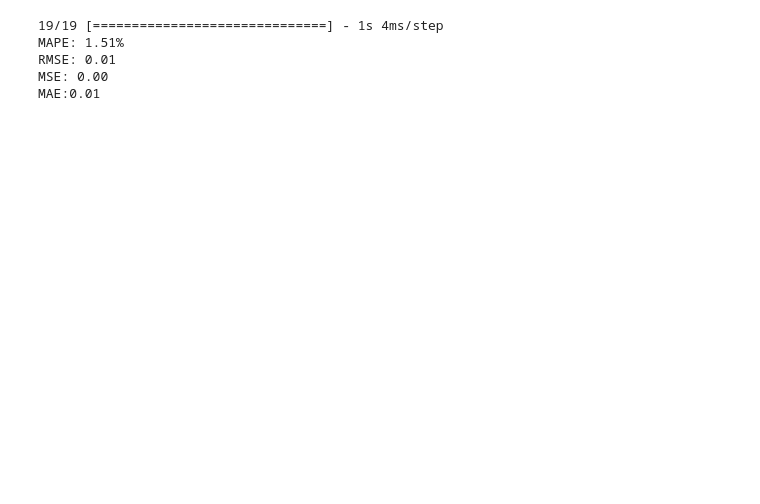
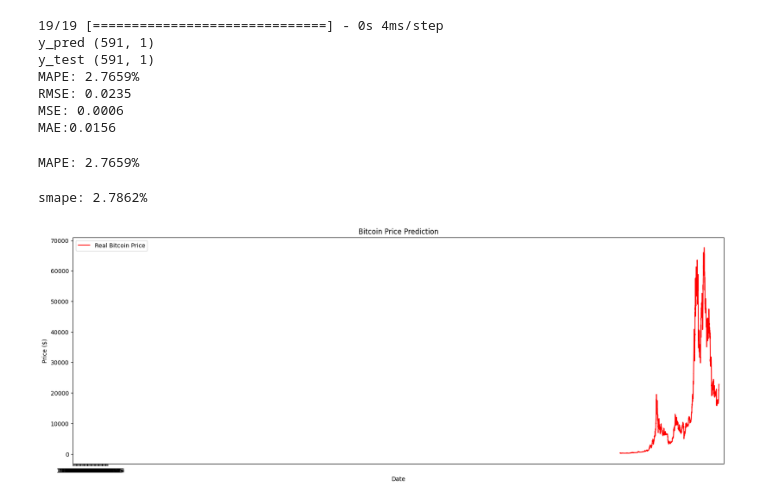
Before and after one commit to amjed87/doc, a Jupyter notebook: chat-GPT/LSTM_12_1_23.ipynb, the cells around one changed output. Saved outputs shown, nothing was run; the diff lists cells and outputs as text; code cells hidden in the pictures; blank space fills up the shorter version.

```diff
--- a/chat-GPT/LSTM_12_1_23.ipynb
+++ b/chat-GPT/LSTM_12_1_23.ipynb
@@ -144,27 +172,62 @@ Epoch 250/250
 
 # Step 9: Testing the model
 y_pred = model.predict(X_test)
-y_pred = y_pred.reshape(-1,1)
-y_pred = np.nan_to_num(y_pred)
+print('y_pred',y_pred.shape)
+print('y_test',y_test.shape)
+#y_pred = y_pred.reshape(-1,1)
+#y_pred = np.nan_to_num(y_pred)
 #y_pred = scaler.inverse_transform(y_pred)
 #y_pred = scaler.inverse_transform(y_pred[:,[-1]])
-#y_test = scaler.inverse_transform(y_test.reshape(-1, 1))
-y_test = np.nan_to_num(y_test)
+#y_test = scaler.inverse_transform(y_test)
+#y_test = np.nan_to_num(y_test)
 
 
 #evaluat
-mse = mean_squared_error(y_test, y_pred)
+mse = mean_squared_error(y_test, y_pred )
 mae = mean_absolute_error(y_test, y_pred)
 mape = 100 * np.mean(np.abs((y_test - y_pred) / y_test))
 rmse = np.sqrt(mean_squared_error(y_test, y_pred))
 
-print("MAPE: {:.2f}%".format(mape))
-print("RMSE: {:.2f}".format(rmse))
-print("MSE: {:.2f}".format(mse))
-print("MAE:{:.2f}".format(mae))
+
+
+print("MAPE: {:.4f}%".format(mape))
+print("RMSE: {:.4f}".format(rmse))
+print("MSE: {:.4f}".format(mse))
+print("MAE:{:.4f}".format(mae))
 # %% [output]
-19/19 [==============================] - 1s 4ms/step
-MAPE: 1.51%
-RMSE: 0.01
-MSE: 0.00
-MAE:0.01
+19/19 [==============================] - 0s 4ms/step
+y_pred (591, 1)
+y_test (591, 1)
+MAPE: 2.7659%
+RMSE: 0.0235
+MSE: 0.0006
+MAE:0.0156
+# %%
+# Calculate mean absolute percentage error (MAPE)
+def mape(y_true, y_pred):
+    return 100 * np.mean(np.abs((y_true - y_pred) / y_true))
+
+mape_value = mape(y_test, y_pred)
+print(f'MAPE: {mape_value:.4f}%')
+# %% [output]
+MAPE: 2.7659%
+# %%
+def smape(y_true, y_pred):
+    return 200 * np.mean(np.abs(y_pred - y_true) / (np.abs(y_pred) + np.abs(y_true)))
+
+SMAPE1 = smape(y_test, y_pred)
+print("smape: {:.4f}%".format(SMAPE1))
+# %% [output]
+smape: 2.7862%
+# %%
+plt.figure(figsize=(20,7))
+plt.plot(data['Date'].values, data['Adj Close'], color = 'red', label = 'Real Bitcoin Price')
+#plt.plot(data['Date'][-y_pred.shape[0]:].values, y_pred, color = 'blue', label = 'Predicted Bitcoin Price')
+plt.xticks(np.arange(100,data[1800:].shape[0],20))
+plt.title('Bitcoin Price Prediction')
+plt.xlabel('Date')
+plt.ylabel('Price ($)')
+plt.legend()
+plt.show()
+# %% [output]
+[figure, added]
```
Also changed, not shown: parts of 9 cells of this notebook, 9 other files.
